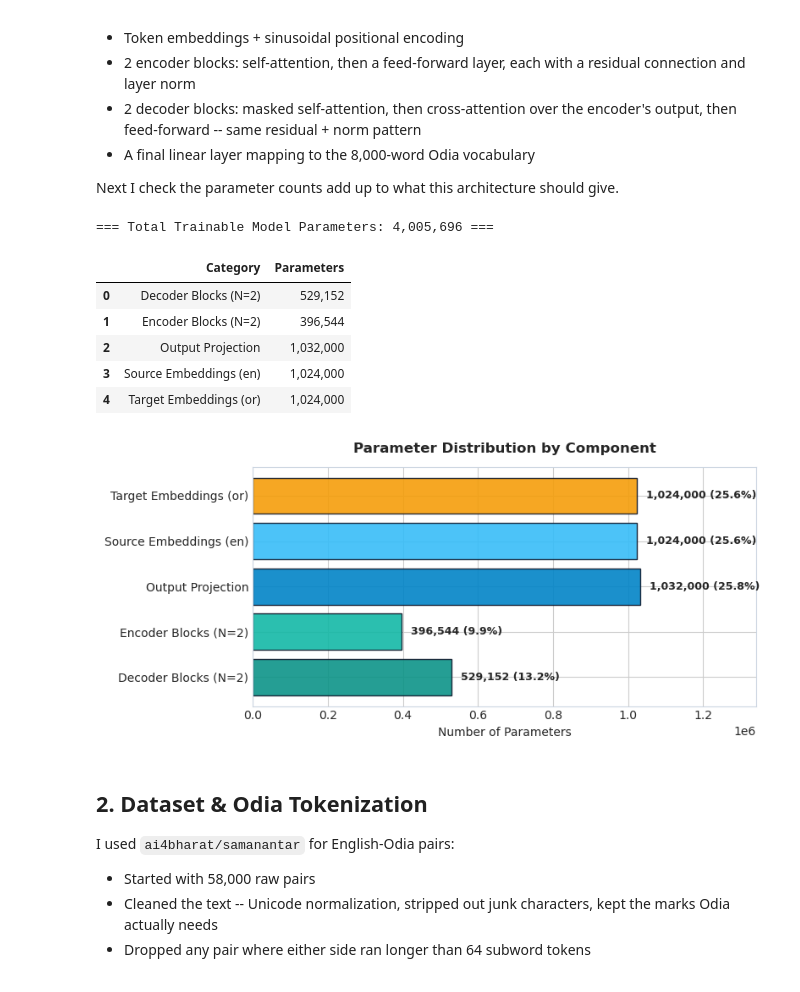
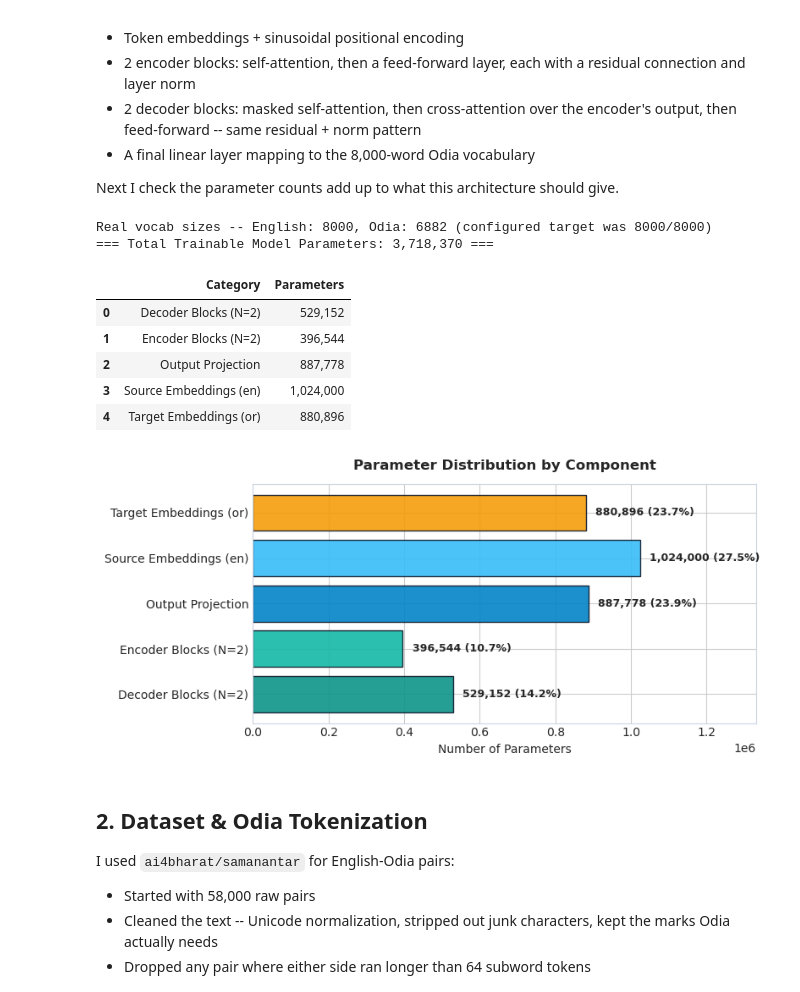
Before and after one commit to Udbhav748/Test-7-Transformer-from-scratch-English-to-Odia-translation, a Jupyter notebook: notebooks/model_parameters_and_results.ipynb, the cells around one changed output. Cells and saved outputs as stored; diff of their text form; code cells hidden in the pictures.

```diff
--- a/notebooks/model_parameters_and_results.ipynb
+++ b/notebooks/model_parameters_and_results.ipynb
@@ -60,14 +60,22 @@ Next I check the parameter counts add up to what this architecture should give.
 # %%
 from configs.base import (
     D_MODEL, N_HEADS, D_FF, N_ENCODER_LAYERS, N_DECODER_LAYERS,
-    DROPOUT, EN_VOCAB_SIZE, OR_VOCAB_SIZE, TIE_OUTPUT_PROJECTION
+    DROPOUT, TIE_OUTPUT_PROJECTION
 )
 from src.model.transformer import Seq2SeqTransformer
+from src.tokenization.tokenizer_utils import load_tokenizer
+from src.tokenization.train_tokenizer import EN_TOKENIZER_PATH, OR_TOKENIZER_PATH
+
+# Real vocab sizes from the trained tokenizers, not the configured target --
+# BPE training undershot the configured 8000 for Odia on this corpus size.
+en_vocab_size = load_tokenizer(EN_TOKENIZER_PATH).get_vocab_size()
+or_vocab_size = load_tokenizer(OR_TOKENIZER_PATH).get_vocab_size()
+print(f"Real vocab sizes -- English: {en_vocab_size}, Odia: {or_vocab_size} (configured target was 8000/8000)")
 
 # Instantiate model
 model = Seq2SeqTransformer(
-    src_vocab_size=EN_VOCAB_SIZE,
-    tgt_vocab_size=OR_VOCAB_SIZE,
+    src_vocab_size=en_vocab_size,
+    tgt_vocab_size=or_vocab_size,
     d_model=D_MODEL,
     n_heads=N_HEADS,
     d_ff=D_FF,
@@ -100,37 +108,38 @@ def categorize_module(name):
     elif "decoder.layers" in name:
         return "Decoder Blocks (N=2)"
     elif "output_projection" in name:
         return "Output Projection"
     return "Other"
 
 df_params["Category"] = df_params["Module"].apply(categorize_module)
 summary_table = df_params.groupby("Category")["Parameters"].sum().reset_index()
 total_params = df_params["Parameters"].sum()
 
 print(f"=== Total Trainable Model Parameters: {total_params:,} ===")
 display(summary_table.style.format({"Parameters": "{:,}"}))
 
 # Visualization of parameter distribution
 fig, ax = plt.subplots(figsize=(8, 3.8), dpi=100)
 colors = ["#0D9488", "#14B8A6", "#0284C7", "#38BDF8", "#F59E0B"]
 bars = ax.barh(summary_table["Category"], summary_table["Parameters"], color=colors, edgecolor="#0F172A", alpha=0.9)
 for bar in bars:
     w = bar.get_width()
     ax.text(w + 25000, bar.get_y() + bar.get_height()/2, f"{w:,} ({w/total_params:.1%})", va="center", fontsize=9, fontweight="bold")
 ax.set_xlim(0, max(summary_table["Parameters"]) * 1.3)
 ax.set_title("Parameter Distribution by Component", fontsize=12, fontweight="bold", pad=12)
 ax.set_xlabel("Number of Parameters")
 plt.tight_layout()
 plt.show()
 # %% [output]
-=== Total Trainable Model Parameters: 4,005,696 ===
+Real vocab sizes -- English: 8000, Odia: 6882 (configured target was 8000/8000)
+=== Total Trainable Model Parameters: 3,718,370 ===
 |  | Category | Parameters |
 | 0 | Decoder Blocks (N=2) | 529,152 |
 | 1 | Encoder Blocks (N=2) | 396,544 |
-| 2 | Output Projection | 1,032,000 |
+| 2 | Output Projection | 887,778 |
 | 3 | Source Embeddings (en) | 1,024,000 |
-| 4 | Target Embeddings (or) | 1,024,000 |
+| 4 | Target Embeddings (or) | 880,896 |
-[figure, old version]
+[figure, new version]
 # %% [markdown]
 ## 2. Dataset & Odia Tokenization
 
```
Also changed, not shown: parts of 11 cells of this notebook, 9 other files.
